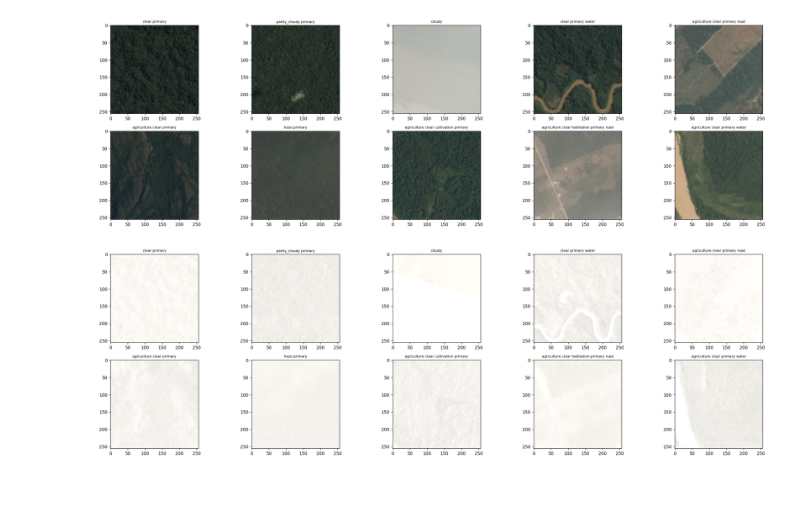
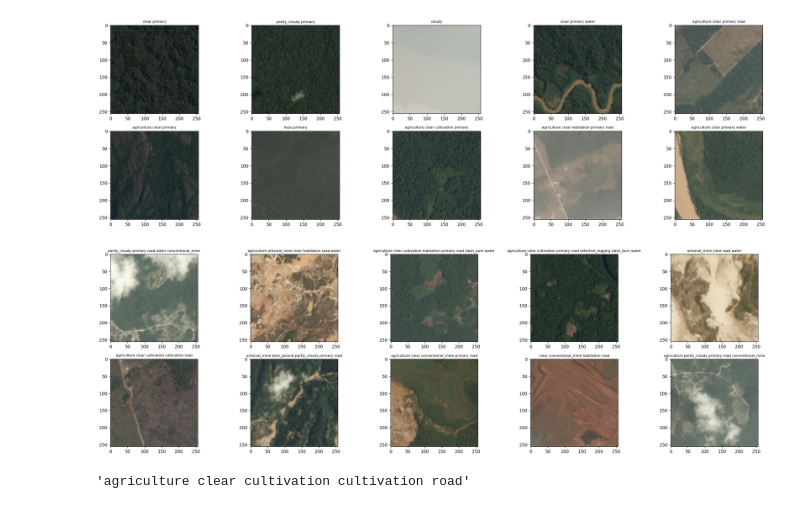
Before and after one commit to nicolasbuitragob/UnderstandingAmazon, a Jupyter notebook: notebooks/eda.ipynb, the cells around one changed output. Saved outputs shown, nothing was run; the diff lists cells and outputs as text; code cells hidden in the pictures.

Commit message:
plot hist

```diff
--- a/notebooks/eda.ipynb
+++ b/notebooks/eda.ipynb
@@ -220,0 +206,2 @@ def plot_rgbn_histo(r, g, b, n):
+# %%
+images_jpg_last = random_sample(last_10_classes,'.jpg')
@@ -232,6 +234,11 @@ plot_images(images_jpg)
 # %% [output]
 [figure]
 # %%
-plot_images(images_tif)
+plot_images(images_jpg_last)
 # %% [output]
-[figure, old version]
+[figure, new version]
+# %%
+#double label
+images_jpg_last[5][1]
+# %% [output]
+'agriculture clear cultivation cultivation road'
```
Also changed, not shown: parts of 10 cells of this notebook.
